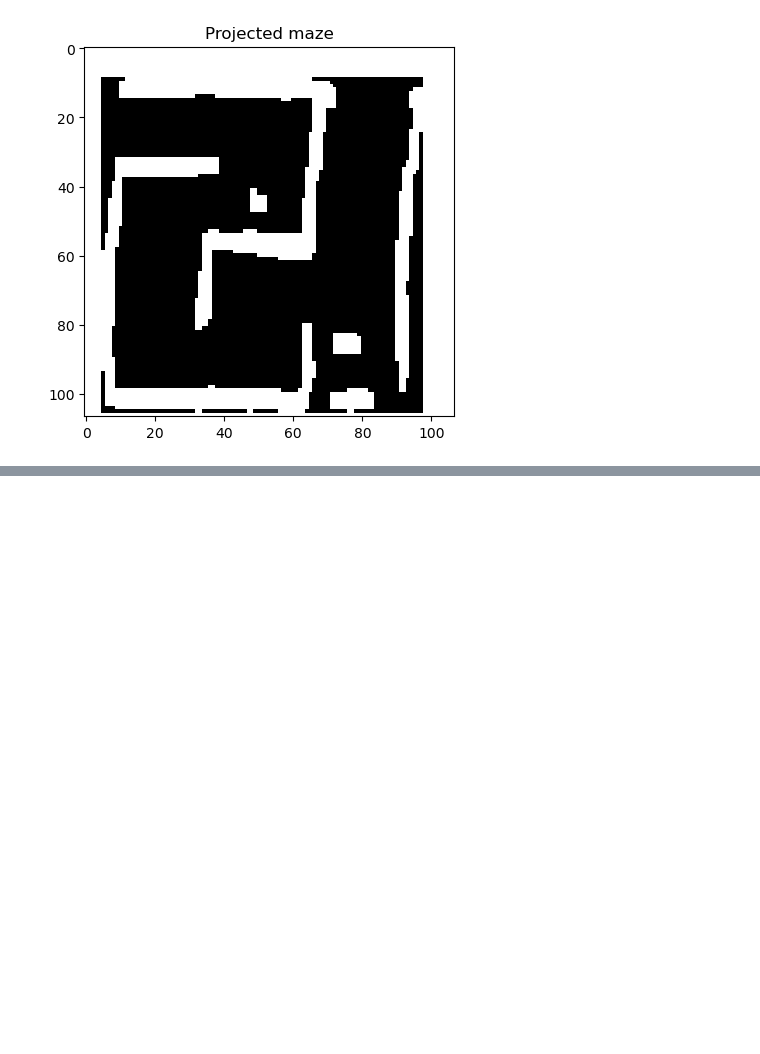
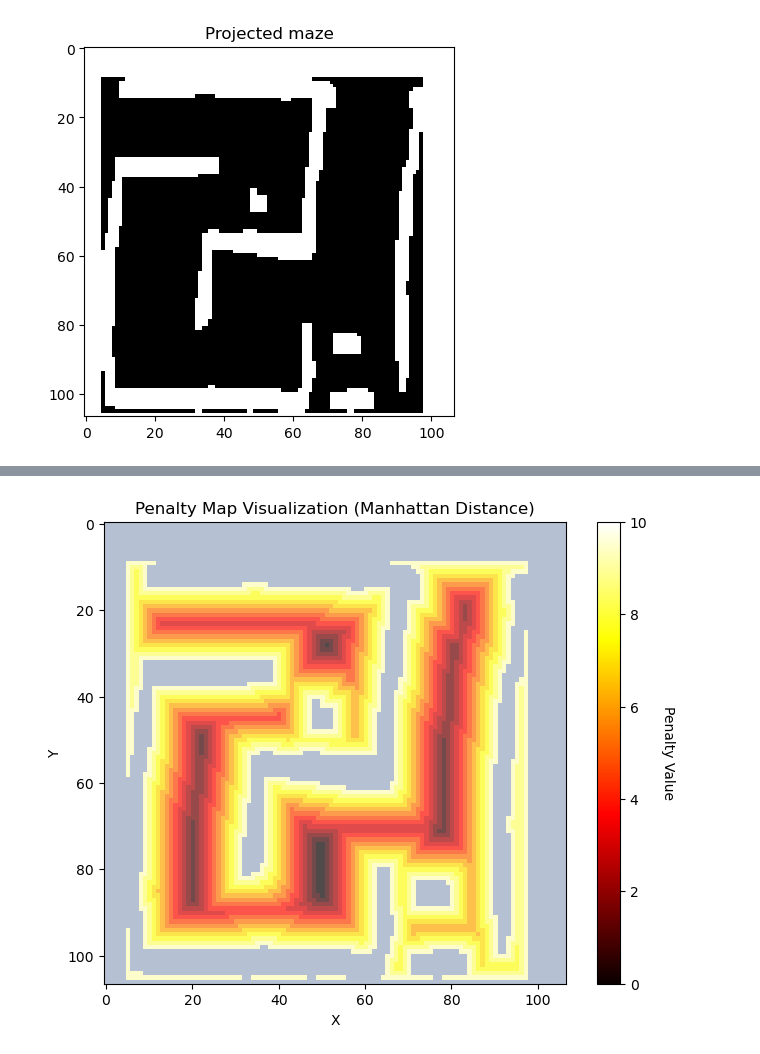
Before and after one commit to m-krastev/var_extensions, a Jupyter notebook: maze_pipeline/notebooks/session_2/2D_grid_maze.ipynb, the cells around one changed output, grey strips where cells are left out. Cells and saved outputs as stored; diff of their text form; code cells hidden in the pictures; blank space fills up the shorter version.

```diff
--- a/maze_pipeline/notebooks/session_2/2D_grid_maze.ipynb
+++ b/maze_pipeline/notebooks/session_2/2D_grid_maze.ipynb
@@ -472 +475,22 @@ Shortest path: [(20, 10), (21, 10), (22, 10), (23, 10), (23, 11), (23, 12), (23,
+# %%
+fig, ax = plt.subplots(figsize=(8, 6))
+
+# Plot penalty map
+cax = ax.imshow(penalty_map, cmap='hot', interpolation='nearest')
+
+# Overlay grid to show obstacles
+ax.imshow(grid, cmap='Blues', alpha=0.3, interpolation='nearest')
+
+# Add a colorbar with a label
+cbar = fig.colorbar(cax)
+cbar.set_label('Penalty Value', rotation=270, labelpad=20)
+
+# Set labels and title
+ax.set_title('Penalty Map Visualization (Manhattan Distance)')
+ax.set_xlabel('X')
+ax.set_ylabel('Y')
+
+plt.show()
+# %% [output]
+[figure, added]
 # %%
```
Also changed, not shown: parts of 2 cells of this notebook.
